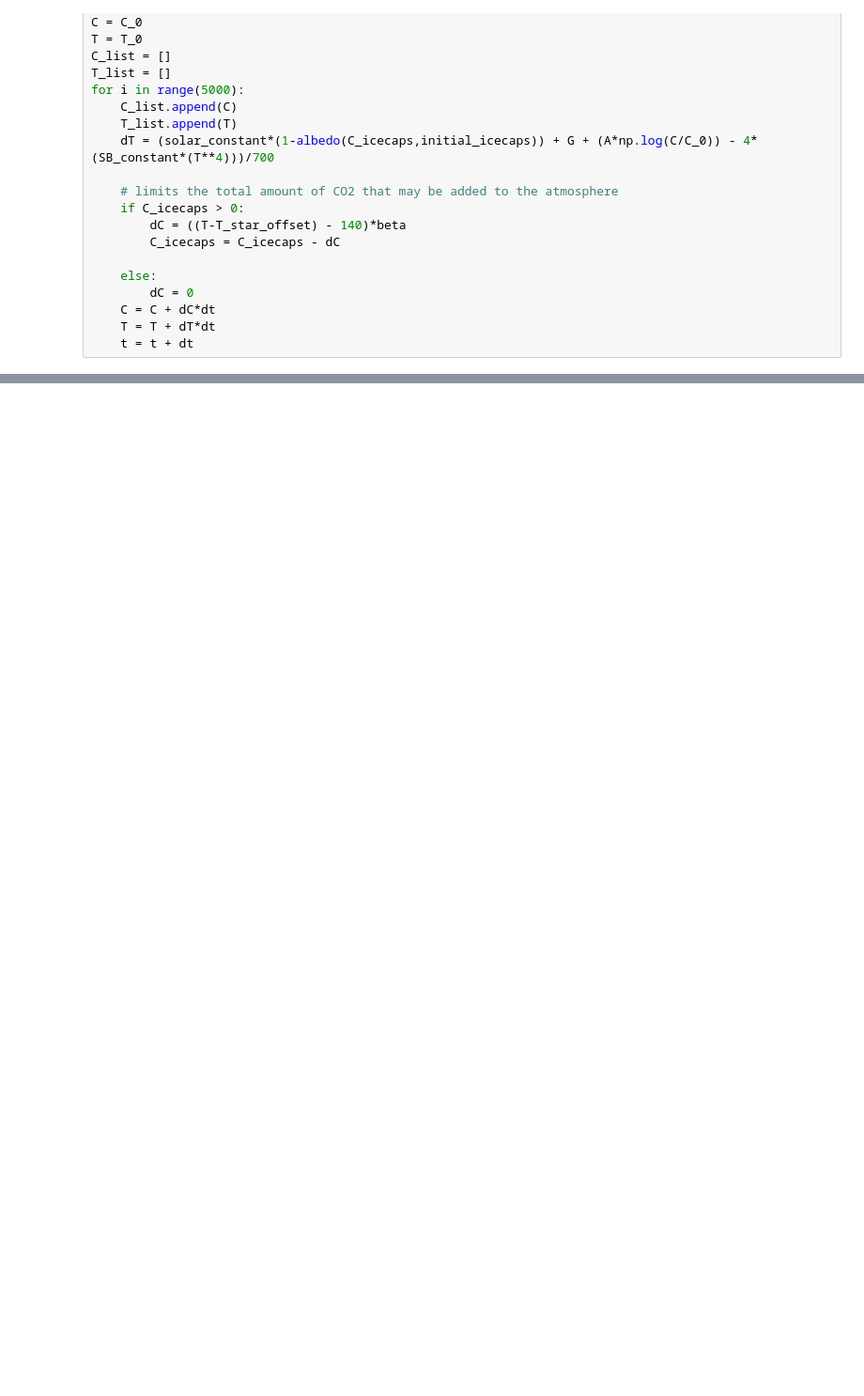
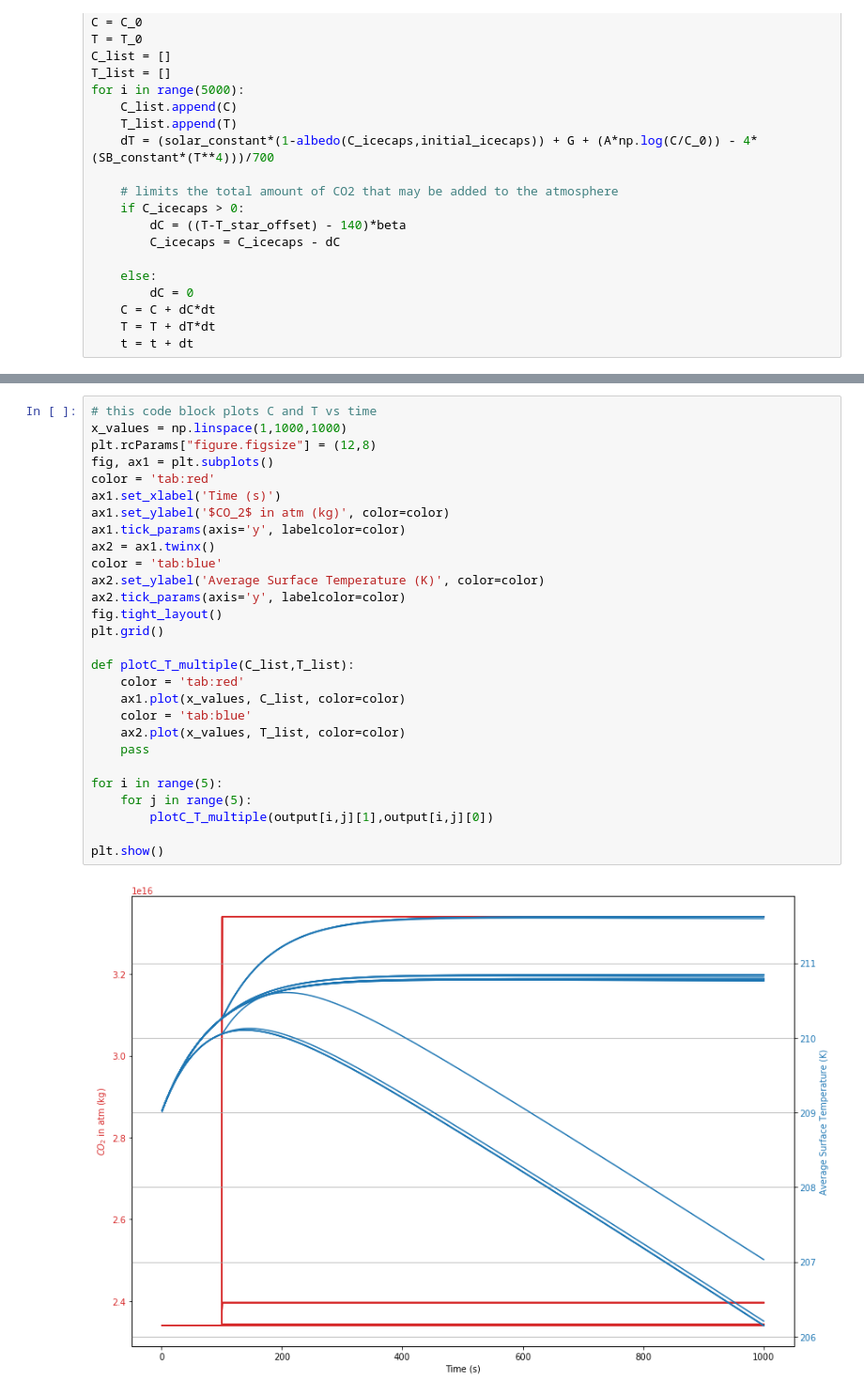
Before and after one commit to morganwb/Mars_Thermal_Project, a Jupyter notebook: Thermal_Notebook.ipynb, the cells around one changed output, grey strips where cells are left out. Shown: that part at 94% size. Saved outputs shown, nothing was run; the diff lists cells and outputs as text; blank space fills up the shorter version.

```diff
--- a/Thermal_Notebook.ipynb
+++ b/Thermal_Notebook.ipynb
@@ -203 +243,31 @@ myvar = final_state(C_release = 5e15,it=100000)
+# %%
+# this code block plots C and T vs time
+x_values = np.linspace(1,1000,1000)
+plt.rcParams["figure.figsize"] = (12,8)
+fig, ax1 = plt.subplots()
+color = 'tab:red'
+ax1.set_xlabel('Time (s)')
+ax1.set_ylabel('$CO_2$ in atm (kg)', color=color)
+ax1.tick_params(axis='y', labelcolor=color)
+ax2 = ax1.twinx()
+color = 'tab:blue'
+ax2.set_ylabel('Average Surface Temperature (K)', color=color)
+ax2.tick_params(axis='y', labelcolor=color)
+fig.tight_layout()
+plt.grid()
+
+def plotC_T_multiple(C_list,T_list):
+    color = 'tab:red'
+    ax1.plot(x_values, C_list, color=color)
+    color = 'tab:blue'
+    ax2.plot(x_values, T_list, color=color)
+    pass
+
+for i in range(5):
+    for j in range(5):
+        plotC_T_multiple(output[i,j][1],output[i,j][0])
+
+plt.show()
+# %% [output]
+[figure, added]
 # %%
```
Also changed, not shown: parts of 9 cells of this notebook.
